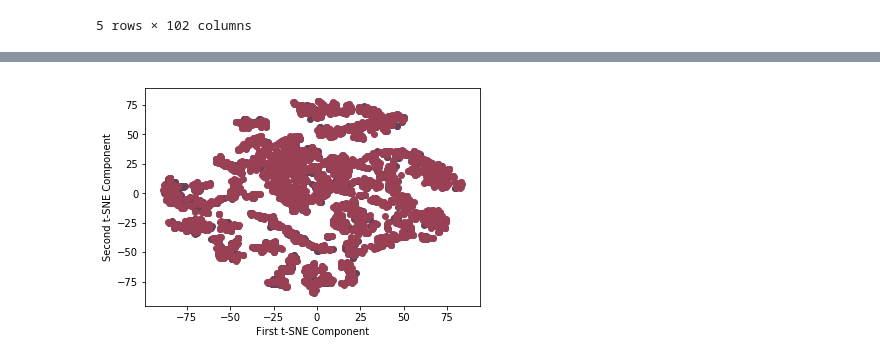
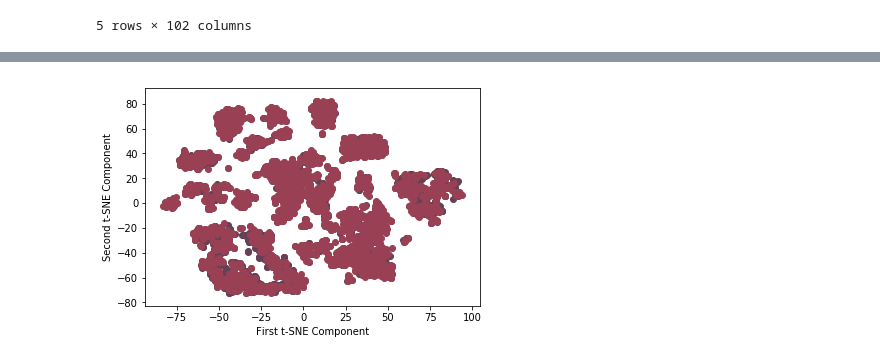
Before and after one commit to josiahcoad/LaSerenaDataScience, a Jupyter notebook: Expermental.ipynb, the cells around one changed output, grey strips where cells are left out. Drawn from its saved outputs; the diff is of its cells as text; code cells hidden in the pictures.

```diff
--- a/Expermental.ipynb
+++ b/Expermental.ipynb
@@ -106,4 +96,0 @@ X_train, X_test, y_train, y_test = \
-# %%
-clf = RandomForestClassifier()
-clf.fit(X_train, y_train)
-y_pred = clf.predict(X_test)
@@ -116,7 +110,8 @@ sns.heatmap(confusion, annot=True)
 # %%
+clf.fit(data[feature_names], data[target_name])
 values = list(zip(data[feature_names], clf.feature_importances_))
 #plt.barh(range(len(clf.feature_importances_)), [x[1] for x in values])
-sortd = sorted(values, reverse = True, key= lambda x: x[1])[:20]
+sortd = sorted(values, reverse = True, key= lambda x: x[1])
 important_names = [s[0] for s in sortd]
-sortd
+sortd[:10]
 # %% [output]
@@ -248,13 +263,17 @@ classifiers = [
     QuadraticDiscriminantAnalysis()]
 # %%
 scoring = ['accuracy', 'precision', 'recall']
+scores_list = []
 # iterate over classifiers
 for name, clf in zip(names, classifiers):
-    scores = cross_validate(clf, data[important_names],
+    scores = cross_validate(clf, data[important_names[:25]],
                             data[target_name]=='CONFIRMED', scoring=scoring,
                             cv=5, return_train_score=True)
-    print(name)
-    print("Accuracy:\t\t", np.mean(scores['test_accuracy']))
-    print("Completeness:\t\t", np.mean(scores['test_recall']))
-    print("Contamination:\t\t", 1 - np.mean(scores['test_precision']))
-    print('\n')
+    scores_list.append([name, np.mean(scores['test_accuracy']), np.mean(scores['test_recall']), 1 - np.mean(scores['test_precision'])])
+#     print(name)
+#     print("Accuracy:\t\t", np.mean(scores['test_accuracy']))
+#     print("Completeness:\t\t", np.mean(scores['test_recall']))
+#     print("Contamination:\t\t", 1 - np.mean(scores['test_precision']))
+#     print('\n')
+
+scores_df = pd.DataFrame(scores_list, columns=['name', 'accuracy', 'completeness', 'contamination'])
@@ -287,0 +280,13 @@ vif["features"] = X.columns
+# %%
+fig, ax1 = plt.subplots(figsize=(10, 10))
+tidy = (
+    scores_df.set_index('name')
+      .stack()  # un-pivots the data
+      .reset_index()  # moves all data out of the index
+      .rename(columns={'level_1': 'Variable', 0: 'Value'})
+)
+tidy
+g = sns.barplot(x='name', y='Value', hue='Variable', data=tidy, ax=ax1)
+for index, row in tidy.iterrows():
+    g.text((row.name-1)/3.04,row.Value + .01, round(row.Value,2), color='black', ha="center")
+sns.despine(fig)
@@ -288,20 +295,23 @@ vif["features"] = X.columns
 # %%
 from sklearn.manifold import TSNE
-
+from sklearn.preprocessing import StandardScaler
+scaler = StandardScaler()
+scaler.fit(data[important_names[:25]])
+X_scaled = scaler.transform(data[important_names[:25]])
 tsne = TSNE(2, random_state=42)
-X_tsne = tsne.fit_transform(data[important_names])
+X_tsne = tsne.fit_transform(X_scaled)
 
 data_tsne = pd.DataFrame(X_tsne)
 data_tsne[target_name] = data[target_name]
 
 n = 1
 for (category, row) in data_tsne.groupby(by=target_name):
     n = n + 1
     plt.scatter(row[0], row[1], color = (n*0.2, 0.25, 0.33, 1))
 
 #plt.legend(data_tsne["category"].unique())
 plt.xlabel("First t-SNE Component")
 plt.ylabel("Second t-SNE Component")
 plt.show()
 # %% [output]
-[figure, old version]
+[figure, new version]
```
Also changed, not shown: parts of 22 cells of this notebook.
